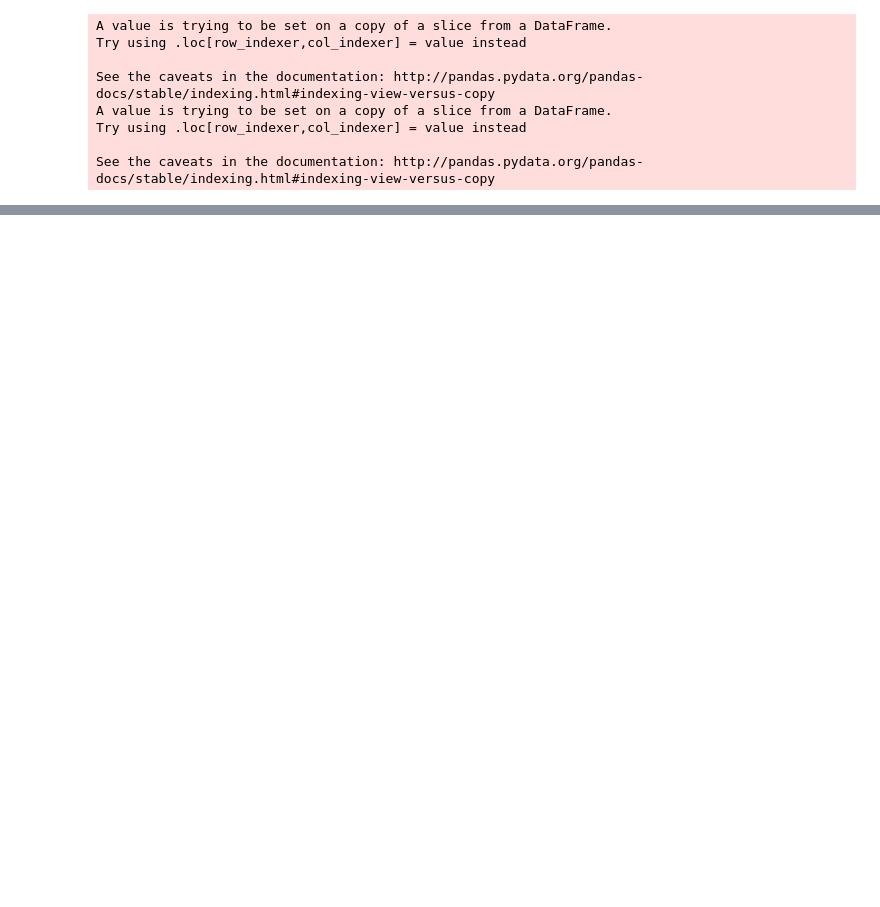
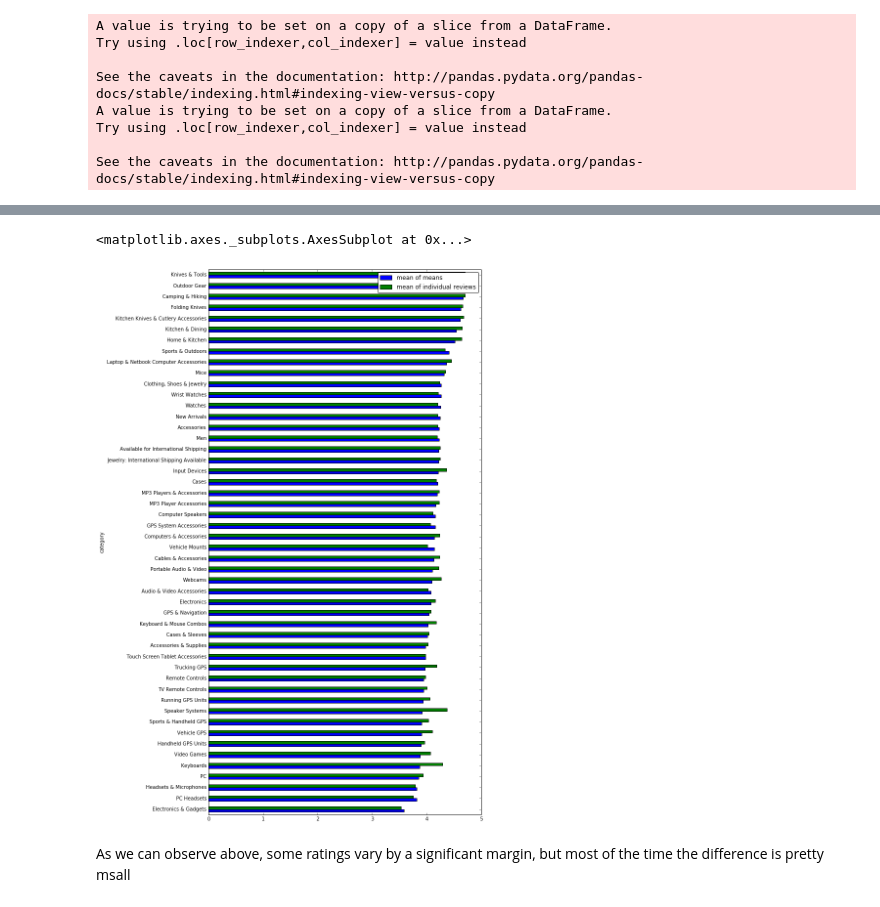
Before and after one commit to bojanp94/ADAProject, a Jupyter notebook: swiss products.ipynb, the cells around one changed output, grey strips where cells are left out. Saved outputs shown, nothing was run; the diff lists cells and outputs as text; code cells hidden in the pictures; blank space fills up the shorter version.

```diff
--- a/swiss products.ipynb
+++ b/swiss products.ipynb
@@ -683,0 +720,11 @@ res.sort_values(by='mean of swiss products',ascending=True).plot.barh(figsize=(1
+# %%
+flat = swissDF.categories.apply(lambda x: ' '.join(x)).str
+resSwiss= categoriesCount.keys().to_series().map(lambda c: swissDF[flat.contains(c)].overall.mean())
+res['mean of individual reviews'] = resSwiss
+# %%
+res.sort_values(by='mean of means',ascending=True).plot.barh(figsize=(10,20))
+# %% [output]
+<matplotlib.axes._subplots.AxesSubplot at 0x...>
+[figure, added]
+# %% [markdown]
+As we can observe above, some ratings vary by a significant margin, but most of the time the difference is pretty msall
```
Also changed, not shown: parts of 39 cells of this notebook.
